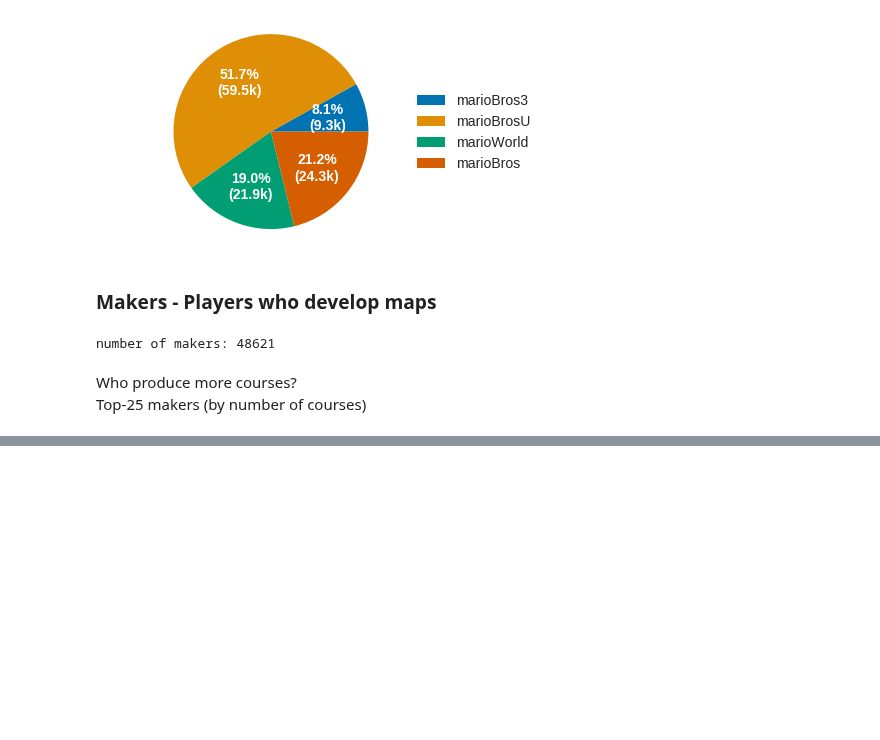
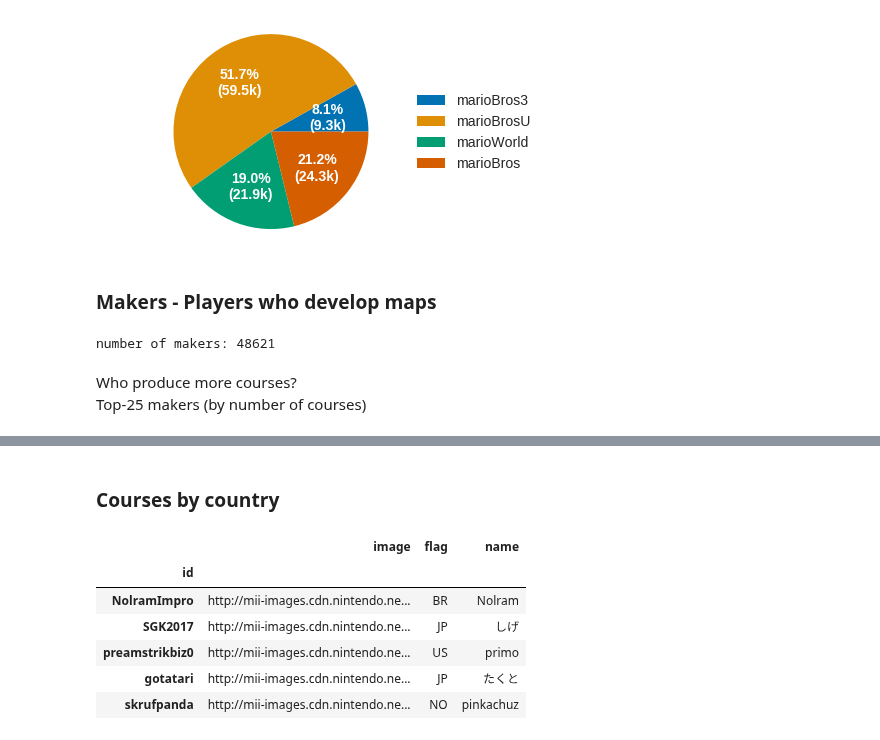
Before and after one commit to leomaurodesenv/smmnet, a Jupyter notebook: jupyter/game-maps.ipynb, the cells around one changed output, grey strips where cells are left out. Cells and saved outputs as stored; diff of their text form; code cells hidden in the pictures; blank space fills up the shorter version.

```diff
--- a/jupyter/game-maps.ipynb
+++ b/jupyter/game-maps.ipynb
@@ -104,0 +105,13 @@ plt.show()
+# %% [markdown]
+### Courses by country
+# %%
+players = players.set_index('id')
+players.head()
+# %% [output]
+|  | image | flag | name |
+| id |  |  |  |
+| NolramImpro | http://mii-images.cdn.nintendo.ne... | BR | Nolram |
+| SGK2017 | http://mii-images.cdn.nintendo.ne... | JP | しげ |
+| preamstrikbiz0 | http://mii-images.cdn.nintendo.ne... | US | primo |
+| gotatari | http://mii-images.cdn.nintendo.ne... | JP | たくと |
+| skrufpanda | http://mii-images.cdn.nintendo.ne... | NO | pinkachuz |
```
Also changed, not shown: parts of 11 cells of this notebook, 6 other files.
